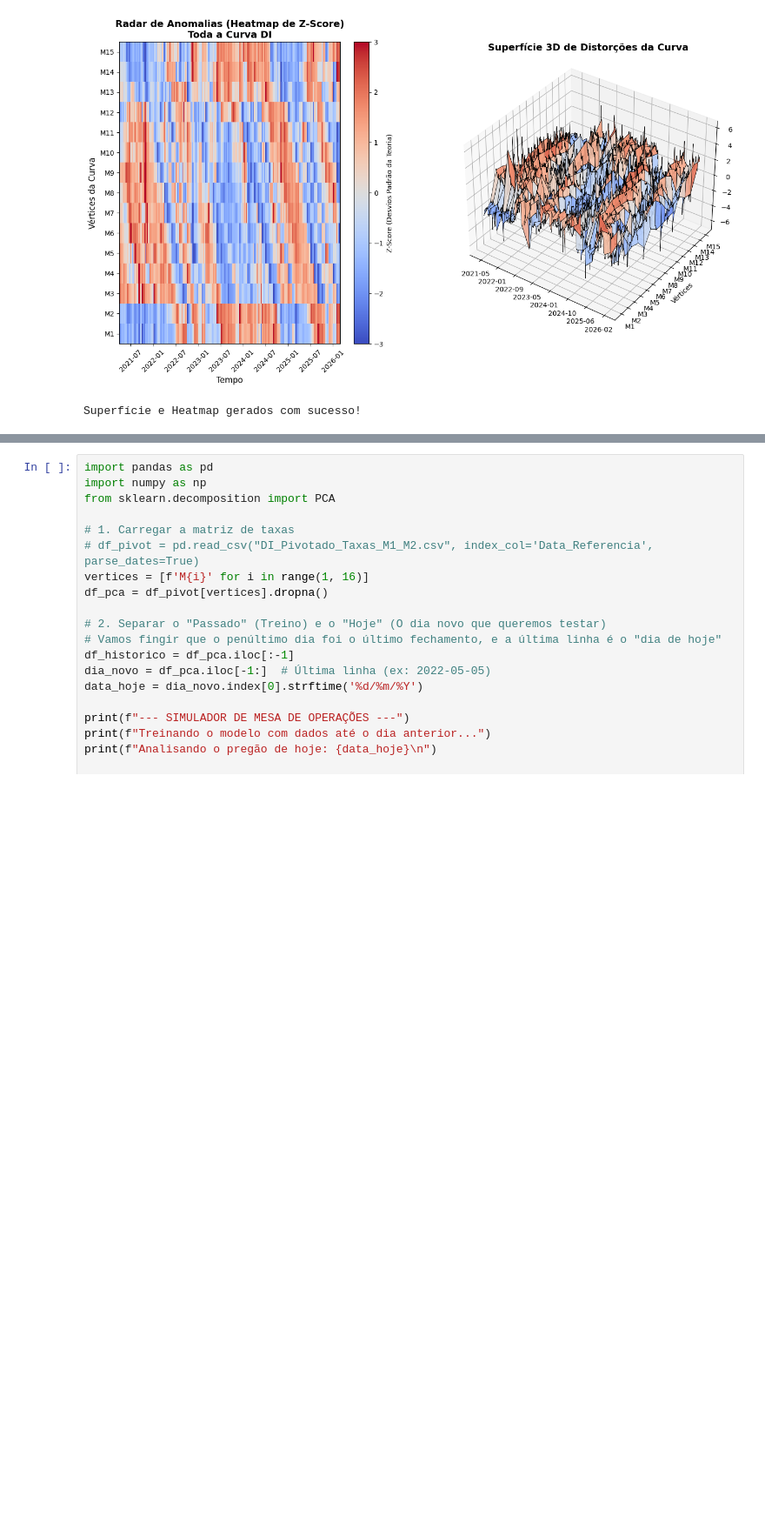
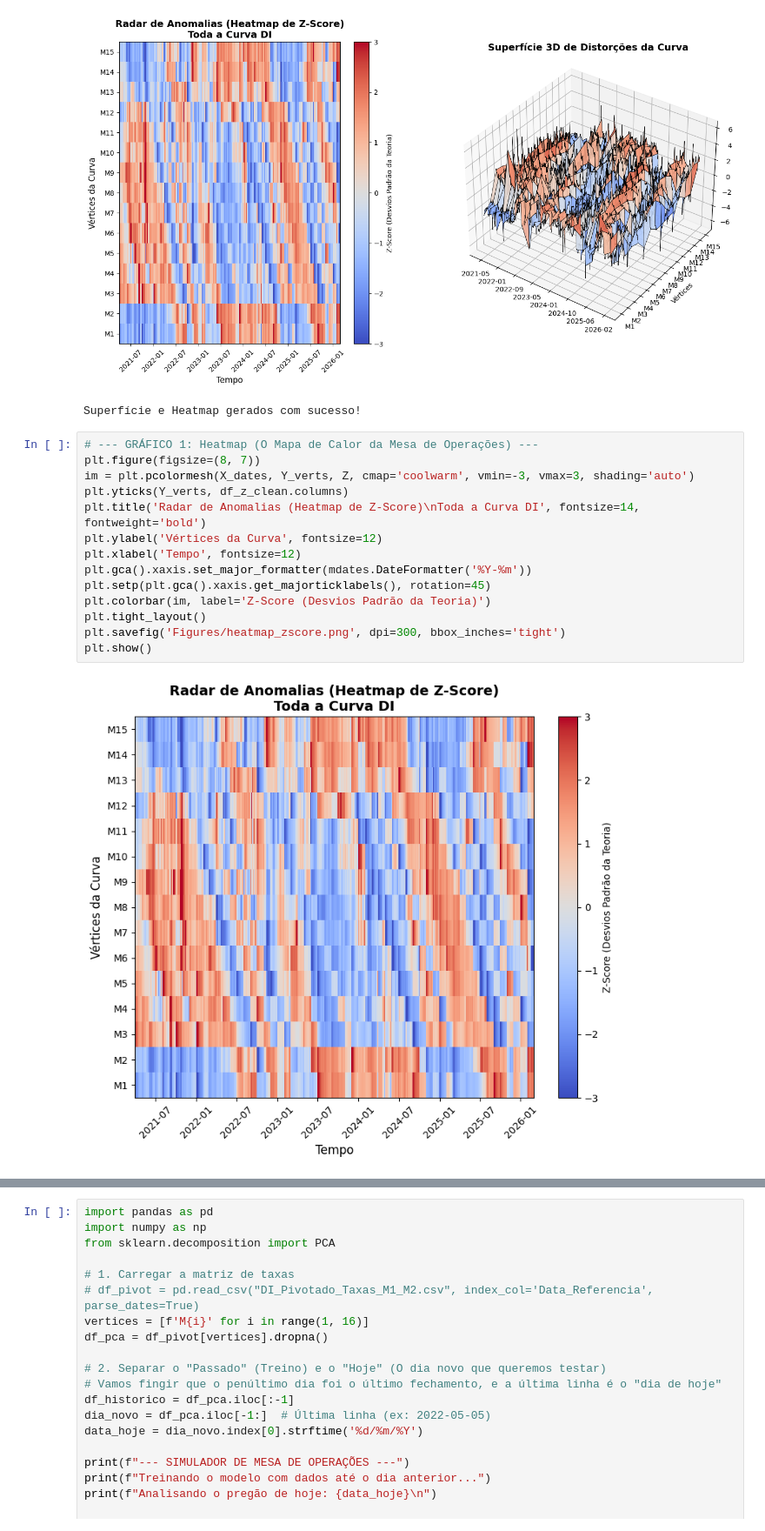
Before and after one commit to adrianfilipe/artigo_di, a Jupyter notebook: code.ipynb, the cells around one changed output, grey strips where cells are left out. Shown at 87% size. Cells and saved outputs as stored; diff of their text form; blank space fills up the shorter version.

```diff
--- a/code.ipynb
+++ b/code.ipynb
@@ -204,3 +233,19 @@ print("Superfície e Heatmap gerados com sucesso!")
 # %% [output]
 [figure]
 Superfície e Heatmap gerados com sucesso!
+# %%
+# --- GRÁFICO 1: Heatmap (O Mapa de Calor da Mesa de Operações) ---
+plt.figure(figsize=(8, 7))
+im = plt.pcolormesh(X_dates, Y_verts, Z, cmap='coolwarm', vmin=-3, vmax=3, shading='auto')
+plt.yticks(Y_verts, df_z_clean.columns)
+plt.title('Radar de Anomalias (Heatmap de Z-Score)\nToda a Curva DI', fontsize=14, fontweight='bold')
+plt.ylabel('Vértices da Curva', fontsize=12)
+plt.xlabel('Tempo', fontsize=12)
+plt.gca().xaxis.set_major_formatter(mdates.DateFormatter('%Y-%m'))
+plt.setp(plt.gca().xaxis.get_majorticklabels(), rotation=45)
+plt.colorbar(im, label='Z-Score (Desvios Padrão da Teoria)')
+plt.tight_layout()
+plt.savefig('Figures/heatmap_zscore.png', dpi=300, bbox_inches='tight')
+plt.show()
+# %% [output]
+[figure, added]
```
Also changed, not shown: parts of 4 cells of this notebook, 4 other files.
